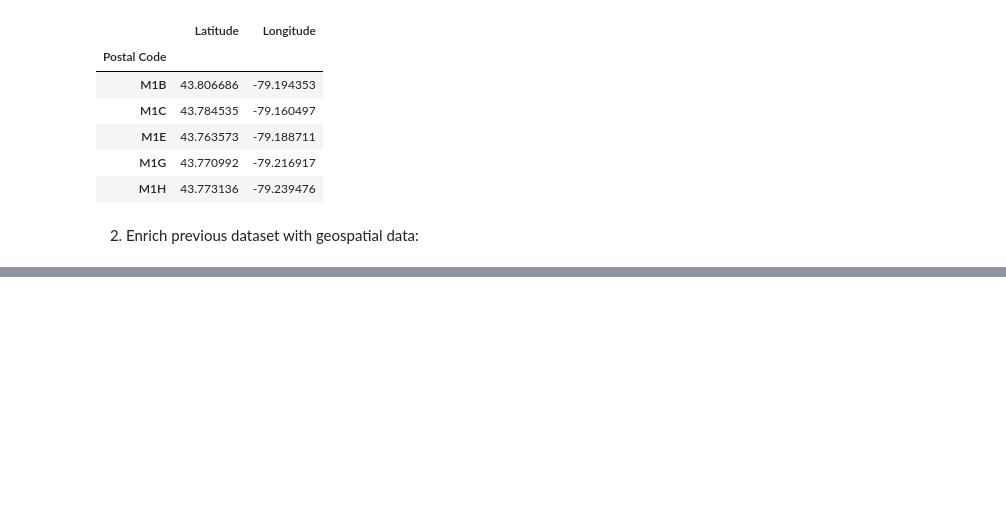
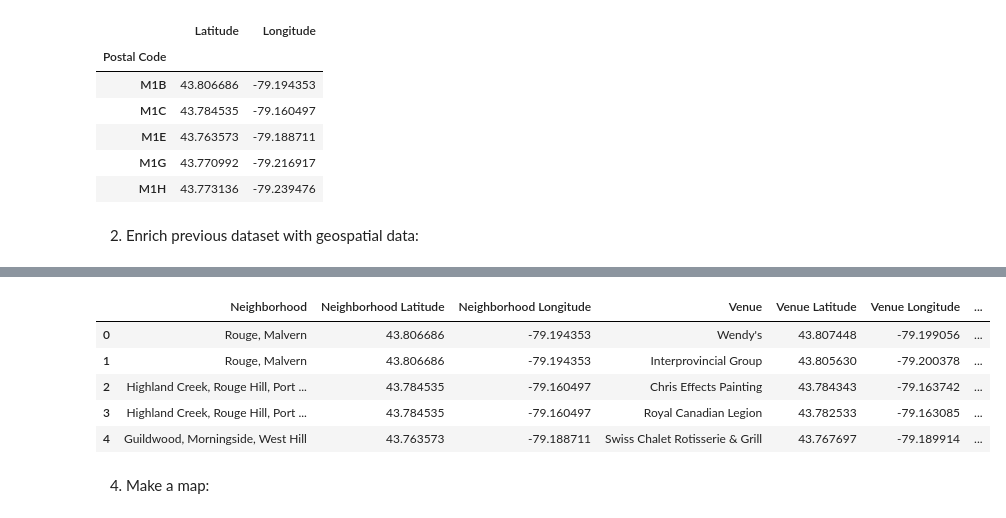
Before and after one commit to vitalykamentcev/DataScienceCourse, a Jupyter notebook: Data Science Capstone I.ipynb, the cells around one changed output, grey strips where cells are left out. Cells and saved outputs as stored; diff of their text form; code cells hidden in the pictures; blank space fills up the shorter version.

```diff
--- a/Data Science Capstone I.ipynb
+++ b/Data Science Capstone I.ipynb
@@ -101,0 +291,27 @@ neighborhoods.head(10)
+# %%
+def return_most_common_venues(row, num_top_venues):
+    row_categories = row.iloc[1:]
+    row_categories_sorted = row_categories.sort_values(ascending=False)
+
+    return row_categories_sorted.index.values[0:num_top_venues]
+
+num_top_venues = 10
+
+indicators = ['st', 'nd', 'rd']
+
+# create columns according to number of top venues
+columns = ['Neighborhood']
+for ind in np.arange(num_top_venues):
+    try:
+        columns.append('{}{} Most Common Venue'.format(ind+1, indicators[ind]))
+    except:
+        columns.append('{}th Most Common Venue'.format(ind+1))
+
+# create a new dataframe
+venues_sorted = pd.DataFrame(columns=columns)
+venues_sorted['Neighborhood'] = venues_grouped['Neighborhood']
+
+for ind in np.arange(venues_grouped.shape[0]):
+    venues_sorted.iloc[ind, 1:] = return_most_common_venues(venues_grouped.iloc[ind, :], num_top_venues)
+
+venues_sorted.head()
@@ -101,0 +325,19 @@ neighborhoods.head(10)
+# %%
+# add clustering labels
+venues_sorted.insert(0, 'Cluster Labels', kmeans.labels_)
+
+venues_merged = venues
+
+# merge toronto_grouped with toronto_data to add latitude/longitude for each neighborhood
+venues_merged = venues_merged.join(venues_sorted.set_index('Neighborhood'), on='Neighborhood')
+
+venues_merged.head() # check the last columns!
+# %% [output]
+|  | Neighborhood | Neighborhood Latitude | Neighborhood Longitude | Venue | Venue Latitude | Venue Longitude | ... |
+| 0 | Rouge, Malvern | 43.806686 | -79.194353 | Wendy's | 43.807448 | -79.199056 | ... |
+| 1 | Rouge, Malvern | 43.806686 | -79.194353 | Interprovincial Group | 43.805630 | -79.200378 | ... |
+| 2 | Highland Creek, Rouge Hill, Port ... | 43.784535 | -79.160497 | Chris Effects Painting | 43.784343 | -79.163742 | ... |
+| 3 | Highland Creek, Rouge Hill, Port ... | 43.784535 | -79.160497 | Royal Canadian Legion | 43.782533 | -79.163085 | ... |
+| 4 | Guildwood, Morningside, West Hill | 43.763573 | -79.188711 | Swiss Chalet Rotisserie & Grill | 43.767697 | -79.189914 | ... |
+# %% [markdown]
+4. Make a map:
```
Also changed, not shown: parts of 27 cells of this notebook.
